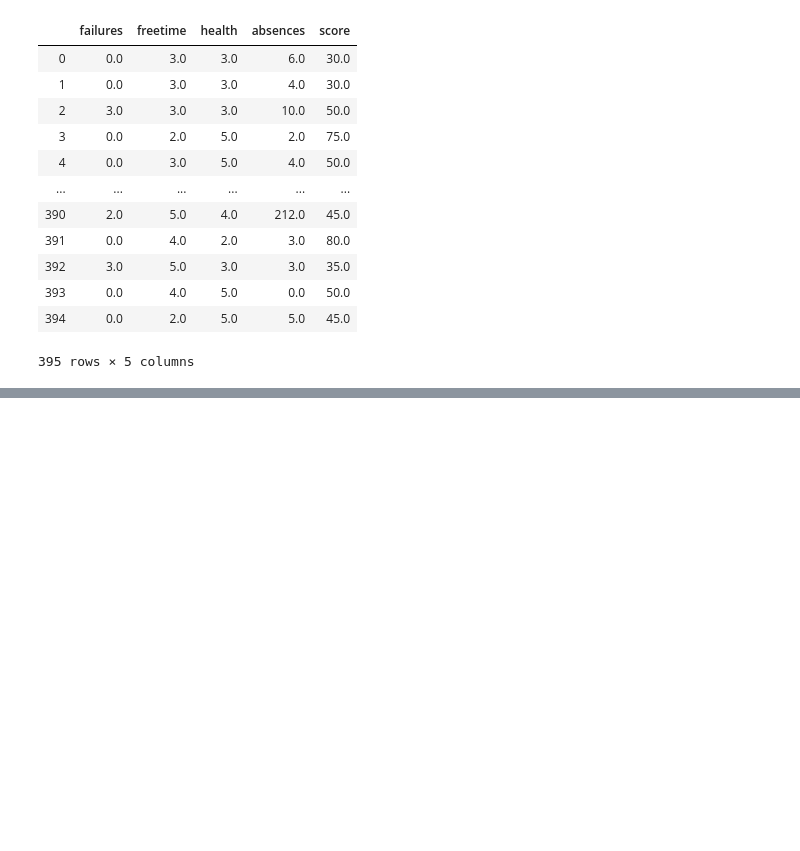
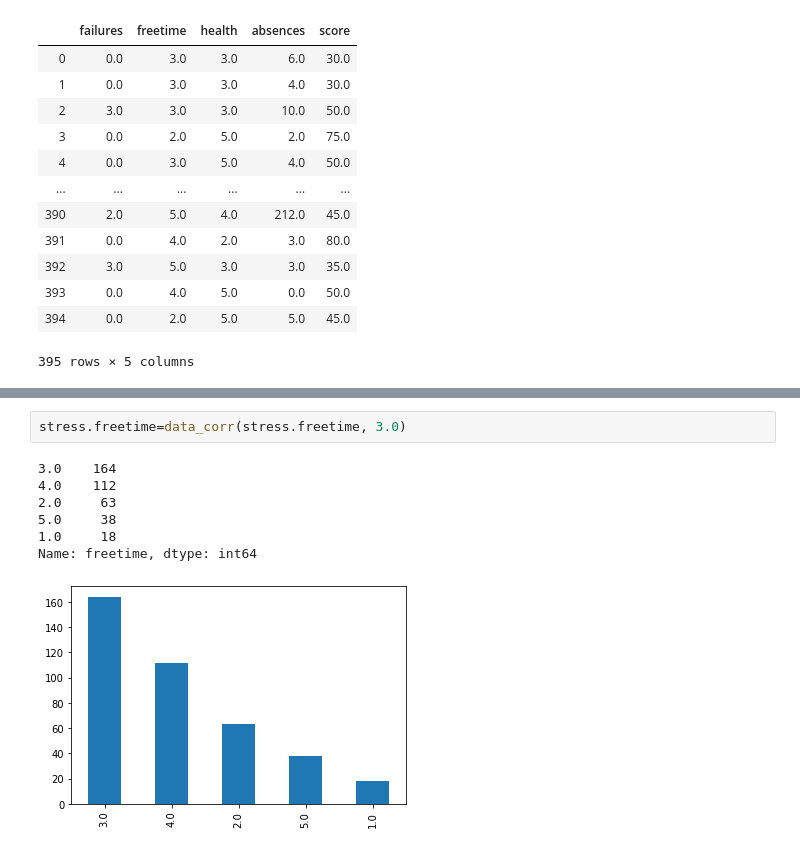
Before and after one commit to Ira-Trygub/project_2_stud_math, a Jupyter notebook: project_2_study_mathematic.ipynb, the cells around one changed output, grey strips where cells are left out. Cells and saved outputs as stored; diff of their text form; blank space fills up the shorter version.

```diff
--- a/project_2_study_mathematic.ipynb
+++ b/project_2_study_mathematic.ipynb
@@ -515,0 +538,10 @@ stress.corr()
+# %%
+stress.freetime=data_corr(stress.freetime, 3.0)
+# %% [output]
+3.0    164
+4.0    112
+2.0     63
+5.0     38
+1.0     18
+Name: freetime, dtype: int64
+[figure, added]
```
Also changed, not shown: parts of 46 cells of this notebook.
